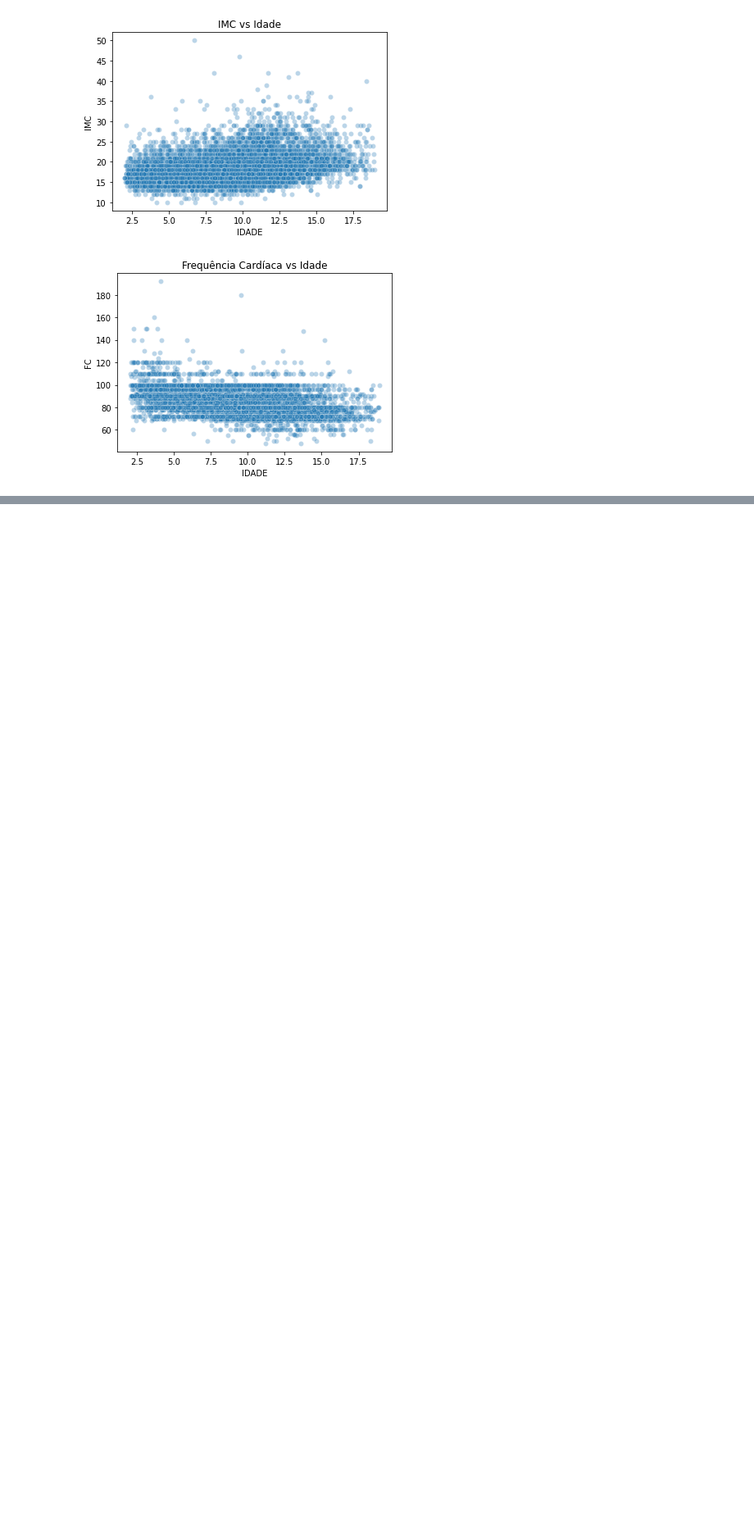
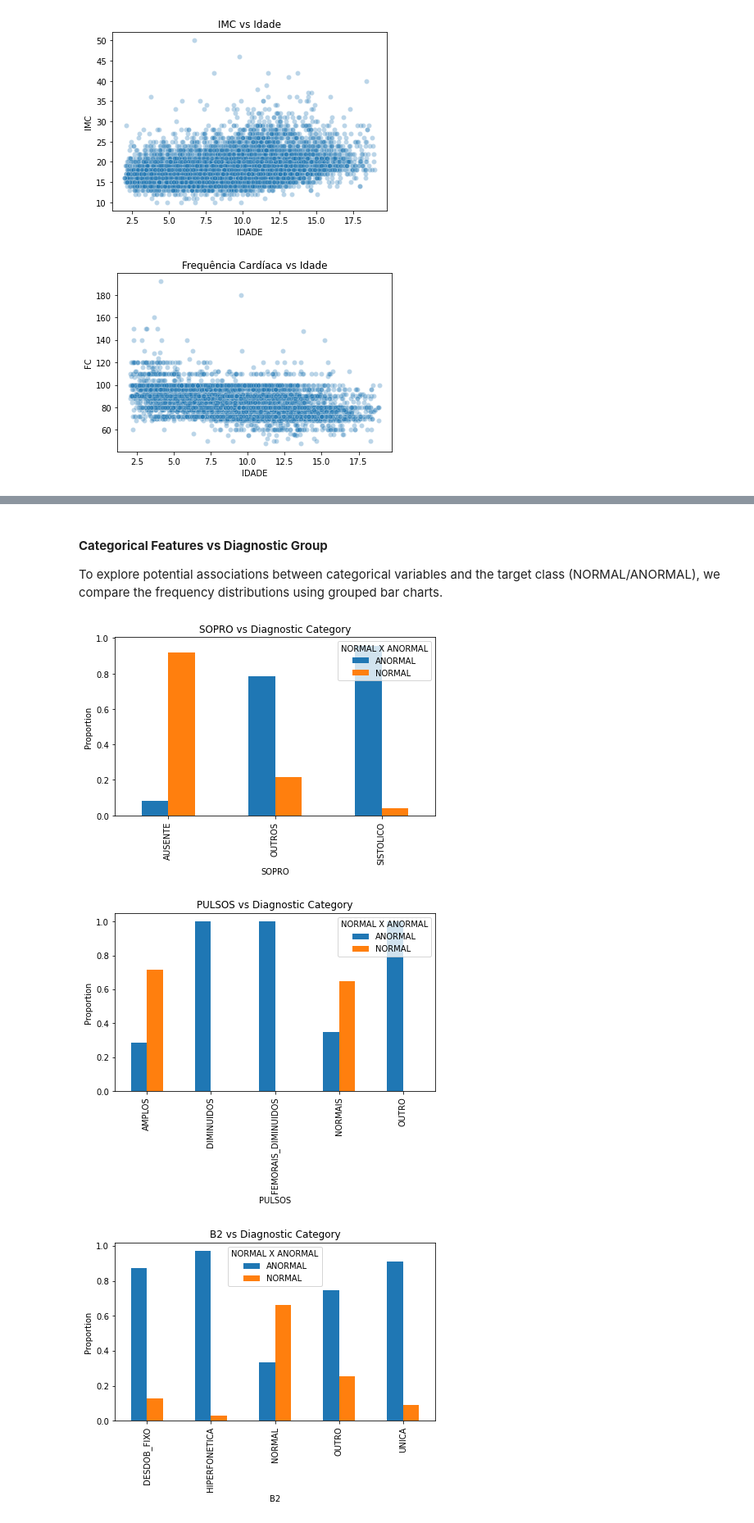
Before and after one commit to Proenca13/Project_FDS, a Jupyter notebook: PredictingCardiacDiseasesChildren.ipynb, the cells around one changed output, grey strips where cells are left out. Shown at 82% size. Saved outputs shown, nothing was run; the diff lists cells and outputs as text; code cells hidden in the pictures; blank space fills up the shorter version.

```diff
--- a/PredictingCardiacDiseasesChildren.ipynb
+++ b/PredictingCardiacDiseasesChildren.ipynb
@@ -1100,0 +1151,15 @@ plt.show()
+# %% [markdown]
+#### **Categorical Features vs Diagnostic Group**
+
+To explore potential associations between categorical variables and the target class (NORMAL/ANORMAL), we compare the frequency distributions using grouped bar charts.
+# %%
+for col in ['SOPRO', 'PULSOS', 'B2']:
+    pd.crosstab(df[col], df['NORMAL X ANORMAL'], normalize='index').plot(
+        kind='bar', figsize=(7,4))
+    plt.title(f"{col} vs Diagnostic Category")
+    plt.ylabel("Proportion")
+    plt.show()
+# %% [output]
+[figure, added]
+[figure, added]
+[figure, added]
```
Also changed, not shown: parts of 7 cells of this notebook, 1 other file.
